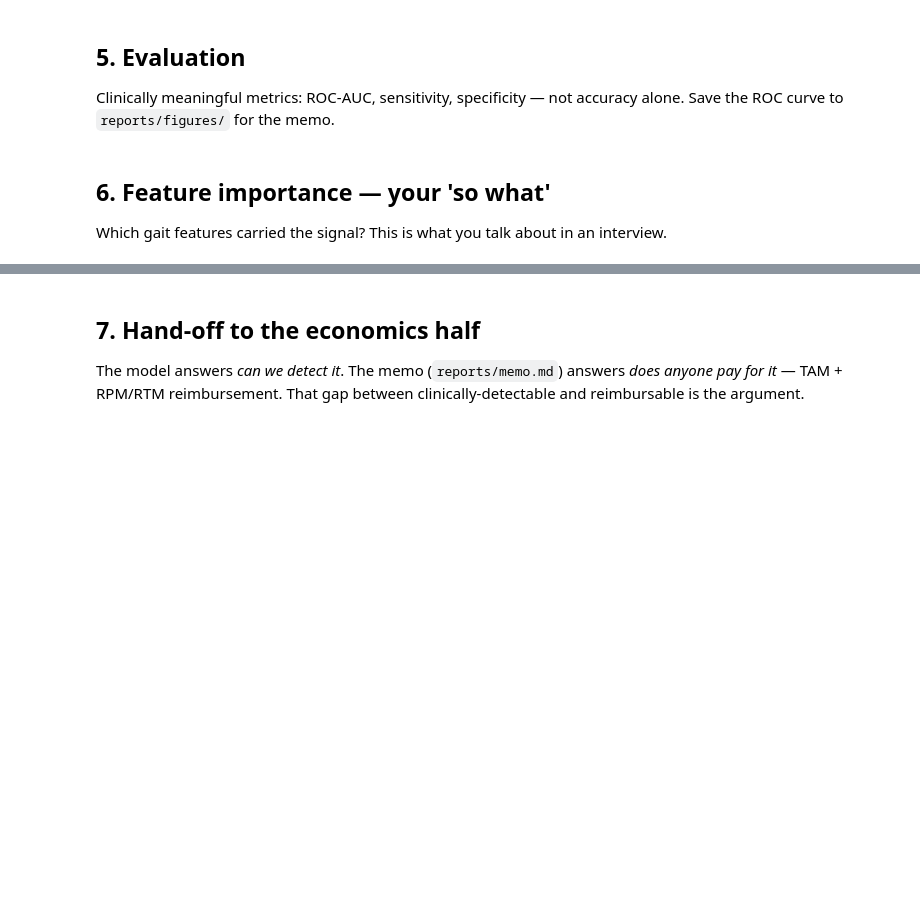
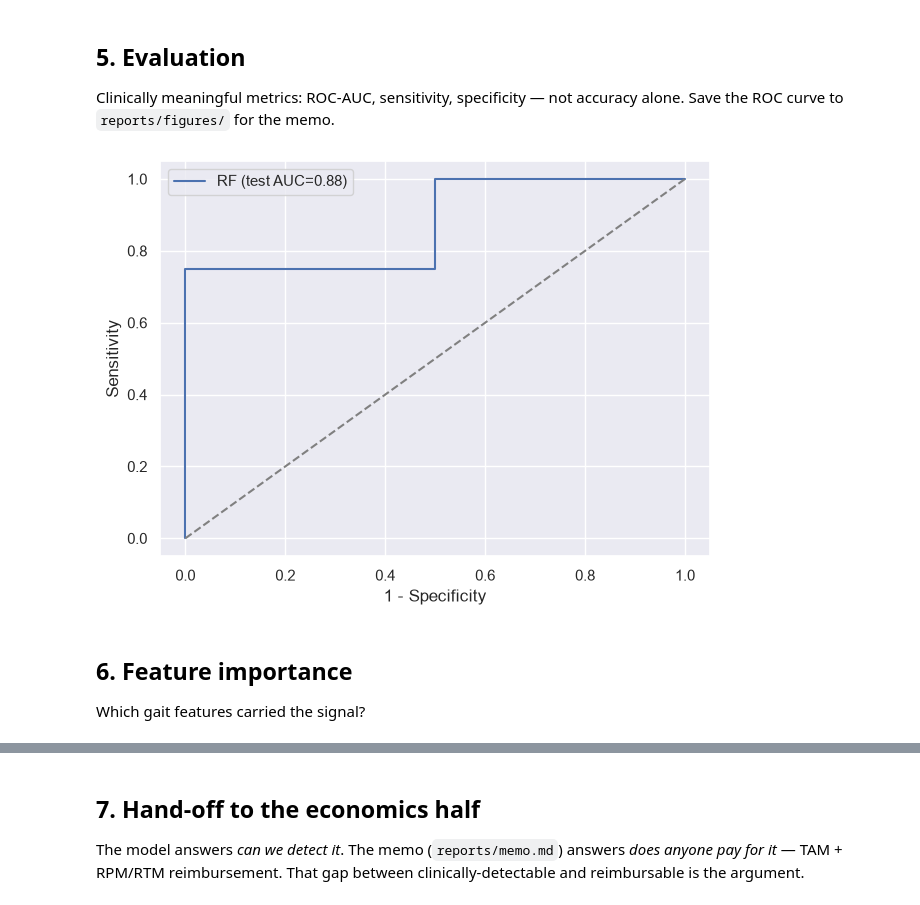
Before and after one commit to binnypark/digital-biomarker-teardown, a Jupyter notebook: notebooks/01_analysis.ipynb, the cells around one changed output, grey strips where cells are left out. Cells and saved outputs as stored; diff of their text form; code cells hidden in the pictures; blank space fills up the shorter version.

Commit message:
Initial commit: gait classifier and reimbursement memo

```diff
--- a/notebooks/01_analysis.ipynb
+++ b/notebooks/01_analysis.ipynb
@@ -51,5 +165,9 @@ The intellectual core. See `src/features.py`. 8-15 domain-motivated features.
 # %%
-# X = pd.DataFrame([F.build_feature_row(r['signal']) for r in records])
-# y = labels.values
-# X = X.fillna(X.median())   # decide imputation deliberately, note it in the memo
-# X.describe()
+import importlib, features as F
+importlib.reload(F)
+
+X = pd.DataFrame([F.build_feature_row(r["signal"]) for r in records])
+y = labels.values
+X = X.fillna(X.median())
+print(X.shape)
+X.describe().round(3)
@@ -73,17 +232,16 @@ Two classifiers: logistic regression (interpretable baseline) and random forest
 
 Clinically meaningful metrics: ROC-AUC, sensitivity, specificity — not accuracy alone. Save the ROC curve to `reports/figures/` for the memo.
 # %%
-# proba = rf.predict_proba(X_te)[:, 1]
-# auc = roc_auc_score(y_te, proba)
-# fpr, tpr, thr = roc_curve(y_te, proba)
-# print(f'Test ROC-AUC: {auc:.3f}')
-# print(classification_report(y_te, rf.predict(X_te)))
-#
-# plt.plot(fpr, tpr, label=f'RF (AUC={auc:.2f})'); plt.plot([0,1],[0,1],'--')
-# plt.xlabel('1 - Specificity'); plt.ylabel('Sensitivity'); plt.legend()
-# plt.savefig('../reports/figures/roc.png', dpi=150, bbox_inches='tight')
+fpr, tpr, _ = roc_curve(y_te, proba)
+plt.plot(fpr, tpr, label=f"RF (test AUC={roc_auc_score(y_te, proba):.2f})")
+plt.plot([0,1],[0,1],"--", color="grey")
+plt.xlabel("1 - Specificity"); plt.ylabel("Sensitivity"); plt.legend()
+plt.tight_layout(); plt.savefig("../reports/figures/roc.png", dpi=150, bbox_inches="tight")
+plt.show()
+# %% [output]
+[figure, added]
 # %% [markdown]
-## 6. Feature importance — your 'so what'
+## 6. Feature importance
 
-Which gait features carried the signal? This is what you talk about in an interview.
+Which gait features carried the signal?
 # %%
```
Also changed, not shown: parts of 11 cells of this notebook.
